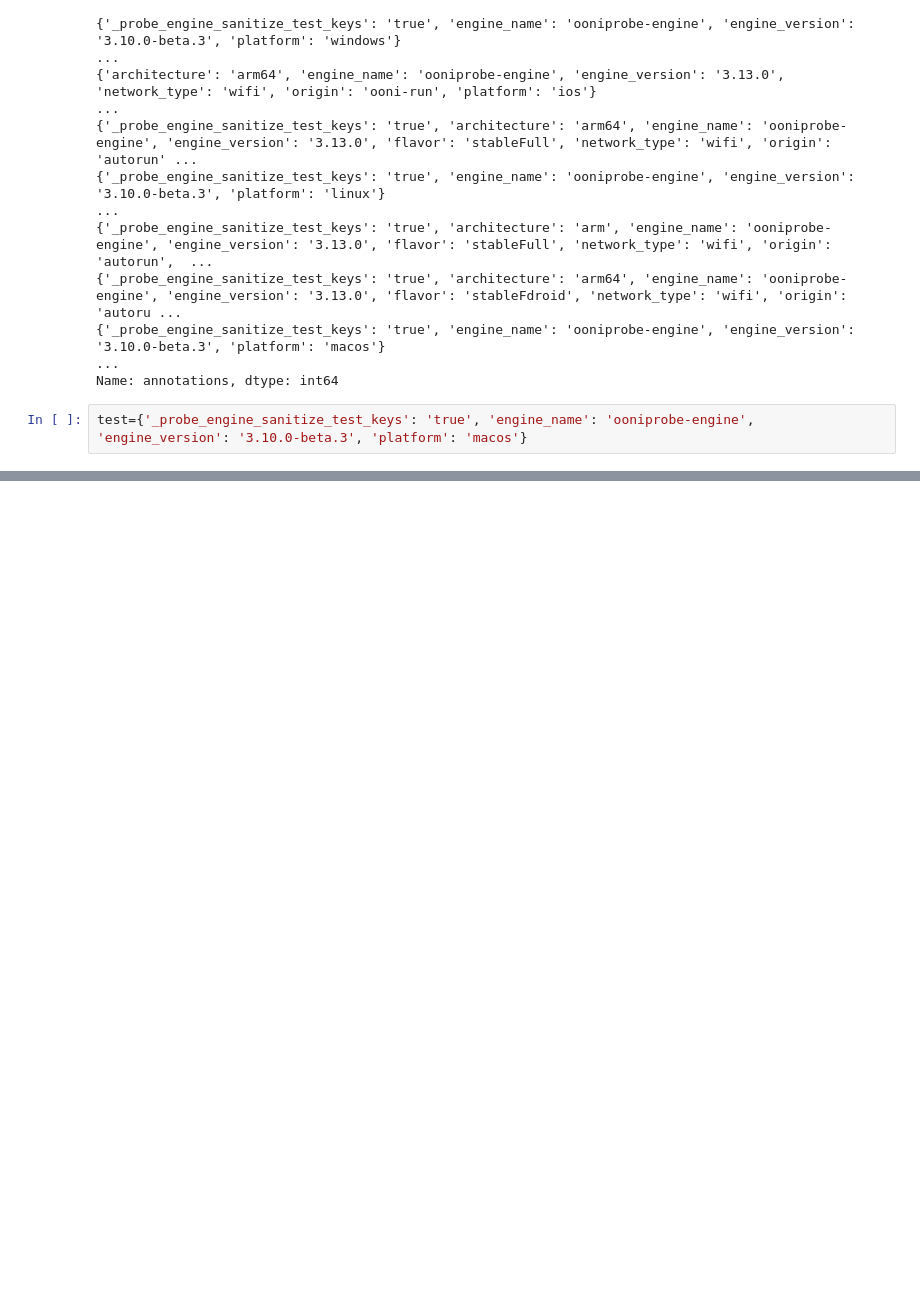
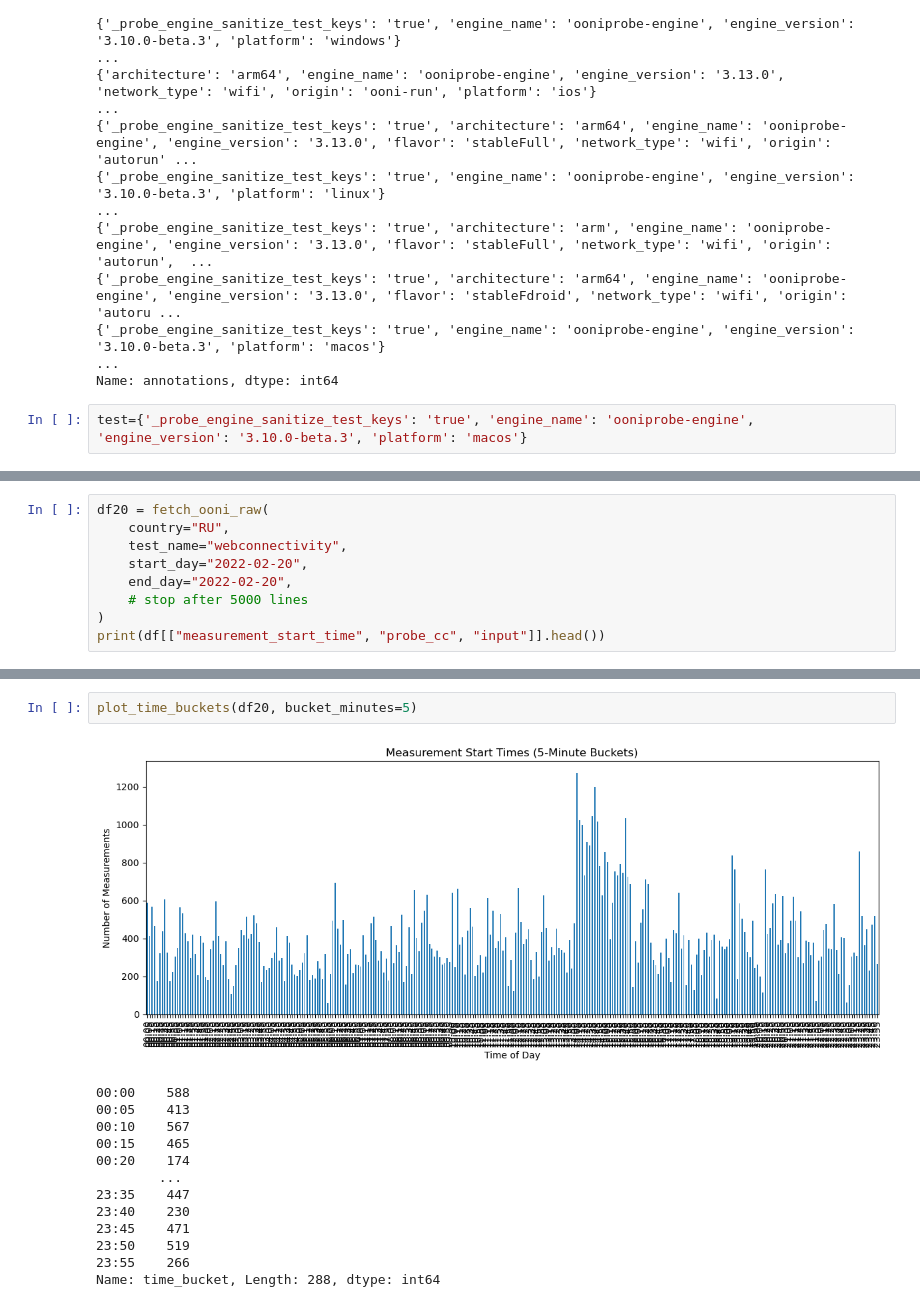
Before and after one commit to geoffrey-tang/OONI-Differential-Privacy, a Jupyter notebook: dataexploration.ipynb, the cells around one changed output, grey strips where cells are left out. Cells and saved outputs as stored; diff of their text form; blank space fills up the shorter version.

Commit message:
new graphs for data exploration and ideas for what we should explore in txt file

```diff
--- a/dataexploration.ipynb
+++ b/dataexploration.ipynb
@@ -394,3 +414,12 @@ df[df['annotations']==test]
 | 615 | {'_probe_engine_sanitize_test_key... | 0.2.0 | http://www.sina.com.cn/ | 2022-02-23 00:29:59 | AS41733 | RU | 127.0.0.1 | ... |
 | 635 | {'_probe_engine_sanitize_test_key... | 0.2.0 | https://www.queerussia.info/ | 2022-02-23 00:30:04 | AS41733 | RU | 127.0.0.1 | ... |
 | 2961 | {'_probe_engine_sanitize_test_key... | 0.2.0 | https://ru.m.wikisource.org/ | 2022-02-23 00:52:58 | AS25086 | RU | 127.0.0.1 | ... |
+# %%
+df20 = fetch_ooni_raw(
+    country="RU",
+    test_name="webconnectivity",
+    start_day="2022-02-20",
+    end_day="2022-02-20",
+    # stop after 5000 lines
+)
+print(df[["measurement_start_time", "probe_cc", "input"]].head())
@@ -396,0 +604,16 @@ df[df['annotations']==test]
+# %%
+plot_time_buckets(df20, bucket_minutes=5)
+# %% [output]
+[figure, added]
+00:00    588
+00:05    413
+00:10    567
+00:15    465
+00:20    174
+        ...
+23:35    447
+23:40    230
+23:45    471
+23:50    519
+23:55    266
+Name: time_bucket, Length: 288, dtype: int64
```
Also changed, not shown: parts of 19 cells of this notebook, 1 other file.
